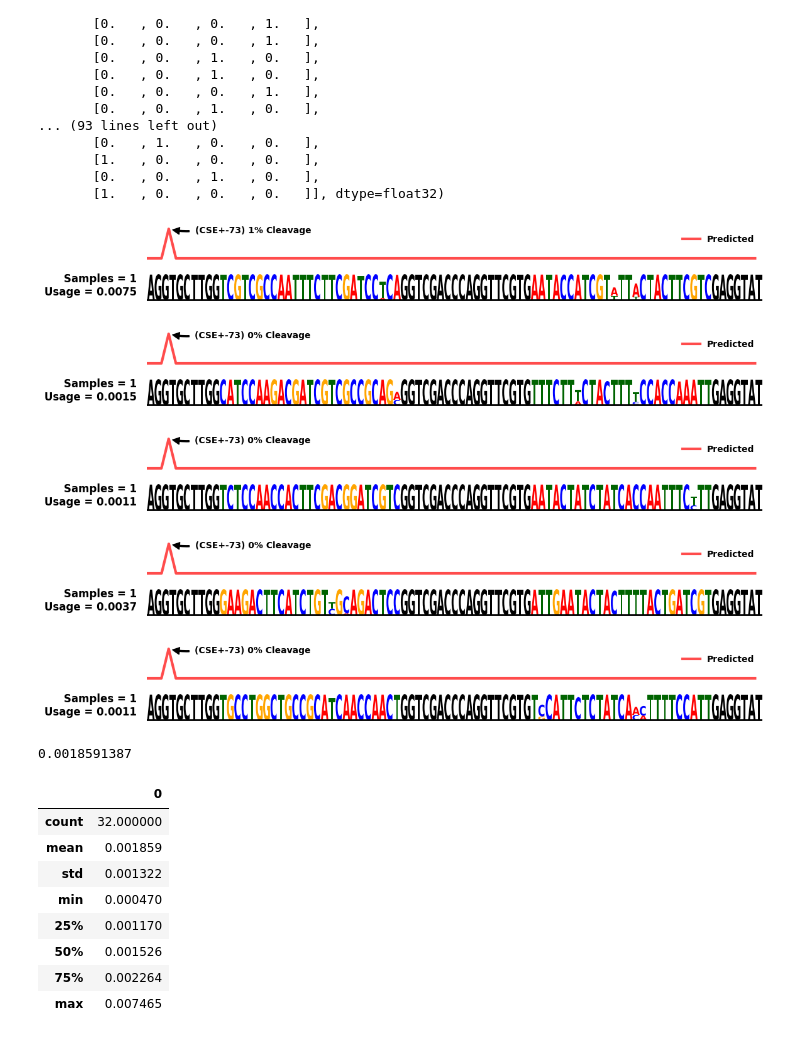
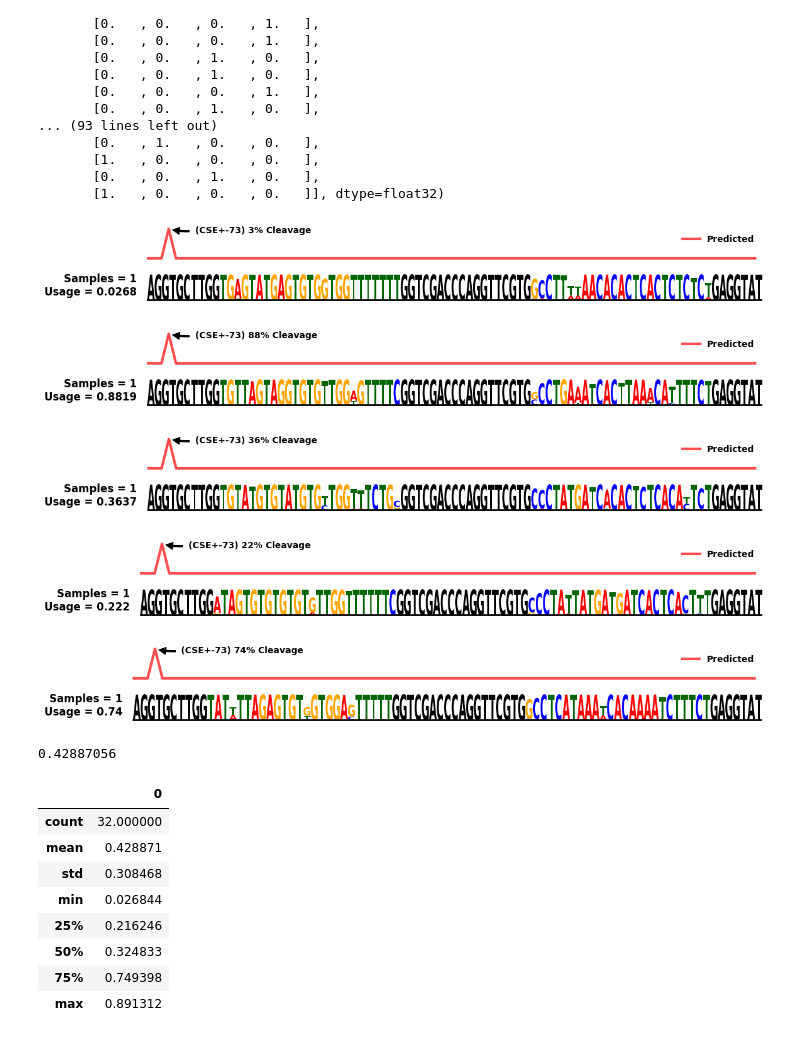
Before and after one commit to tingtang2/active-learning-cnns-gps, a Jupyter notebook: notebooks/test_keras2pytorch_transfer.ipynb, the cells around one changed output. Saved outputs shown, nothing was run; the diff lists cells and outputs as text; code cells hidden in the pictures.

```diff
--- a/notebooks/test_keras2pytorch_transfer.ipynb
+++ b/notebooks/test_keras2pytorch_transfer.ipynb
@@ -187,15 +213,15 @@ post_compile_function(predictor_model)
 # %%
 # load generated samples
 save_path = '/gpfs/commons/groups/knowles_lab/ting/'
-# save_name = 'pytorch_generated_sequences_target_isoform_00.npy'
-save_name = 'pytorch_generated_sequences_target_isoform_10.npy'
+save_name = 'pytorch_generated_sequences_target_isoform_00.npy'
+# save_name = 'pytorch_generated_sequences_target_isoform_10.npy'
 
 generated_sequences = np.load(save_path+save_name, allow_pickle=True)
 # %%
 # load optimized pwm
 save_path = '/gpfs/commons/groups/knowles_lab/ting/'
-# save_name = 'pytorch_optimized_pwm_target_isoform_00.npy'
-save_name = 'pytorch_optimized_pwm_target_isoform_10.npy'
+save_name = 'pytorch_optimized_pwm_target_isoform_00.npy'
+# save_name = 'pytorch_optimized_pwm_target_isoform_10.npy'
 
 optimized_pwm = np.load(save_path+save_name, allow_pickle=True)
 # %%
@@ -228,47 +254,47 @@ array([[1.   , 0.   , 0.   , 0.   ],
 # %%
 
 sequence_template = 'AGGTGCTTGGNNNNNNNNNNNNNNNNNNNNNNNNNGGTCGACCCAGGTTCGTGNNNNNNNNNNNNNNNNNNNNNNNNNGAGGTATTCTTATCACCTTCGTGGCTACAGA'
 
 n = 32
 sequence_class = np.array([0] * n).reshape(-1, 1) #np.random.uniform(-6, 6, (n, 1)) #
 
-# tf_generated_sequences = tf.convert_to_tensor(generated_sequences.reshape(320, 109, 4, 1))
-tf_generated_sequences = tf.convert_to_tensor(gen_samples.reshape(320, 109, 4, 1))
-optimized_pwm = gen_pwm
+tf_generated_sequences = tf.convert_to_tensor(generated_sequences.reshape(320, 109, 4, 1))
+# tf_generated_sequences = tf.convert_to_tensor(gen_samples.reshape(320, 109, 4, 1))
+# optimized_pwm = gen_pwm
 pred_outputs = predictor_model.predict(tf_generated_sequences, steps=1)
 hek_pred = pred_outputs[0]
 
 
 # _, _, _, optimized_pwm, _, _, _, _, _, hek_pred, _, _, _ = pred_outputs
 
 for pwm_index in range(5) :
 
     pwm = np.expand_dims(optimized_pwm[pwm_index, :, :, 0], axis=0)
     iso = np.expand_dims(hek_pred[pwm_index, 0], axis=0)
     cut = np.zeros((1, 109))
     cut[0, 3] = iso[0]
 
     plot_seqprop_logo(pwm, iso, cut, annotate_peaks='max', sequence_template=sequence_template, figsize=(12, 1.5), width_ratios=[1, 8], logo_height=0.8, usage_unit='fraction', plot_start=0, plot_end=85, save_figs=False, fig_name='splicing_target_isoform_genesis_' + '00' + "_pwm_index_" + str(pwm_index), fig_dpi=150)
 # %% [output]
-[figure, old version]
+[figure, new version]
-[figure, old version]
+[figure, new version]
-[figure, old version]
+[figure, new version]
-[figure, old version]
+[figure, new version]
-[figure, old version]
+[figure, new version]
 # %%
 np.mean(pred_outputs[0][:, 0])
 # %% [output]
-0.0018591387
+0.42887056
 # %%
 import pandas as pd
 pd.DataFrame(pred_outputs[0][:, 0]).describe()
 # %% [output]
 |  | 0 |
 | count | 32.000000 |
-| mean | 0.001859 |
-| std | 0.001322 |
-| min | 0.000470 |
-| 25% | 0.001170 |
-| 50% | 0.001526 |
-| 75% | 0.002264 |
-| max | 0.007465 |
+| mean | 0.428871 |
+| std | 0.308468 |
+| min | 0.026844 |
+| 25% | 0.216246 |
+| 50% | 0.324833 |
+| 75% | 0.749398 |
+| max | 0.891312 |
```
Also changed, not shown: parts of 2 cells of this notebook, 5 other files.
